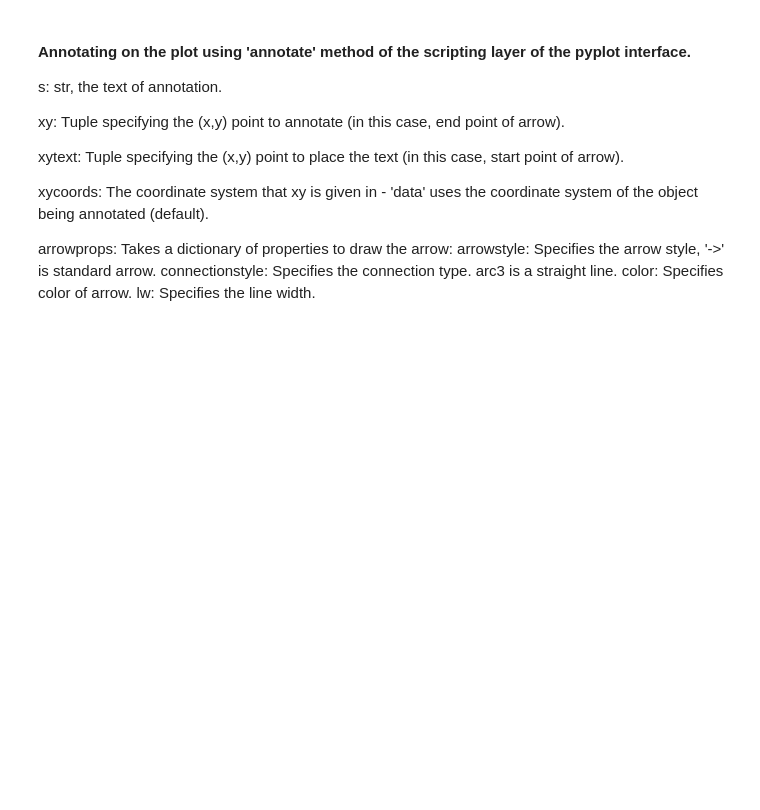
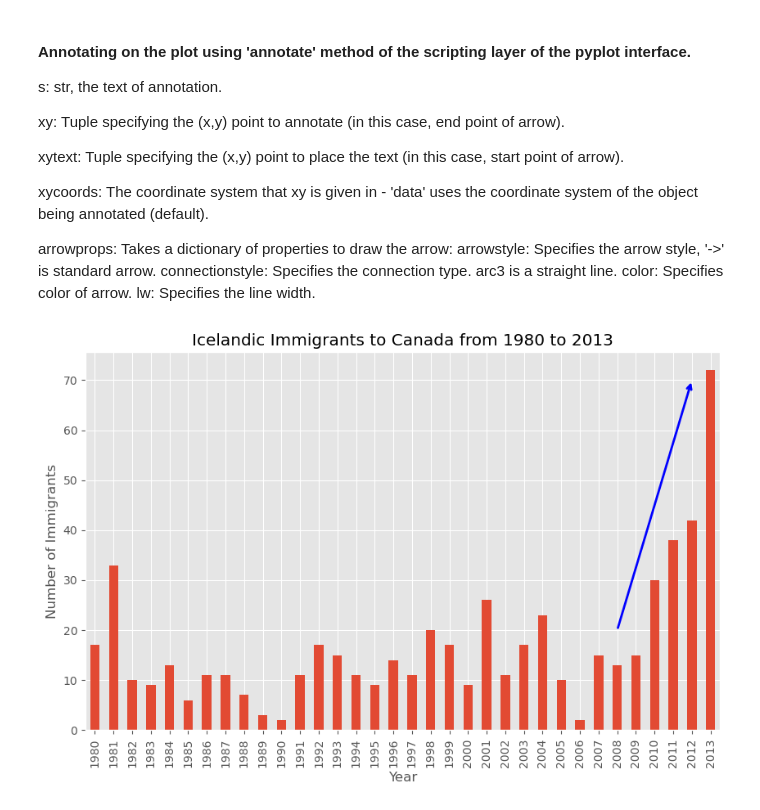
Before and after one commit to Marilyn-Rose/my_IBM_data_analysis, a Jupyter notebook: Area Plots, Histograms and Bar Charts.ipynb, the cells around one changed output. Saved outputs shown, nothing was run; the diff lists cells and outputs as text; code cells hidden in the pictures; blank space fills up the shorter version.

Commit message:
More ways to use the plots and charts

```diff
--- a/Area Plots, Histograms and Bar Charts.ipynb
+++ b/Area Plots, Histograms and Bar Charts.ipynb
@@ -437,3 +437,20 @@ arrowstyle: Specifies the arrow style, '->' is standard arrow.
 connectionstyle: Specifies the connection type. arc3 is a straight line.
 color: Specifies color of arrow.
 lw: Specifies the line width.
+# %%
+df_iceland.plot(kind='bar', figsize = (10,6), rot = 90) # rotates the xticsk(labelled points on x-axis) by 90 degrees
+
+plt.xlabel('Year')
+plt.ylabel('Number of Immigrants')
+plt.title('Icelandic Immigrants to Canada from 1980 to 2013')
+
+# Annotate arrow
+plt.annotate('', # s: str. will be left blank for no text
+             xy = (32, 70),
+             xytext=(28, 20),
+             xycoords = 'data',
+             arrowprops=dict(arrowstyle='->', connectionstyle='arc3', color='blue', lw=2)
+            )
+plt.show()
+# %% [output]
+[figure, added]
```
Also changed, not shown: parts of 5 cells of this notebook.
